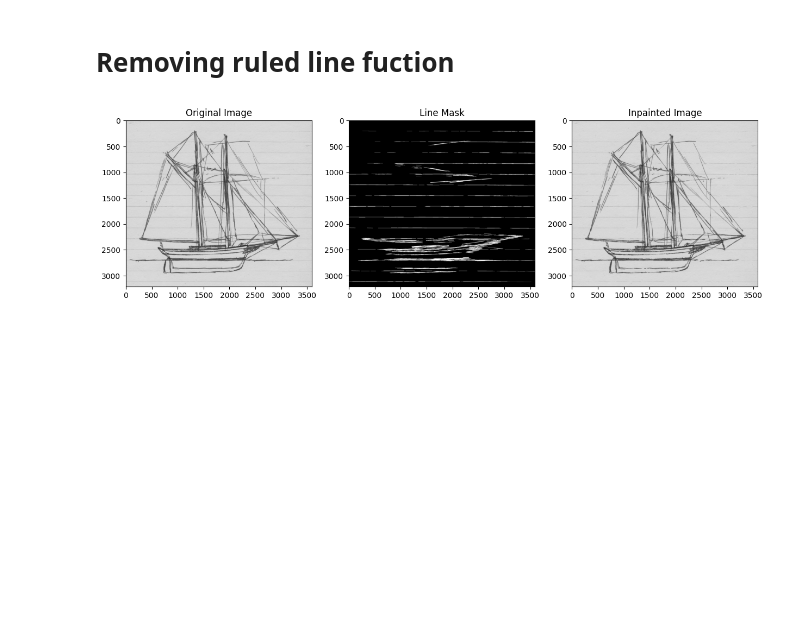
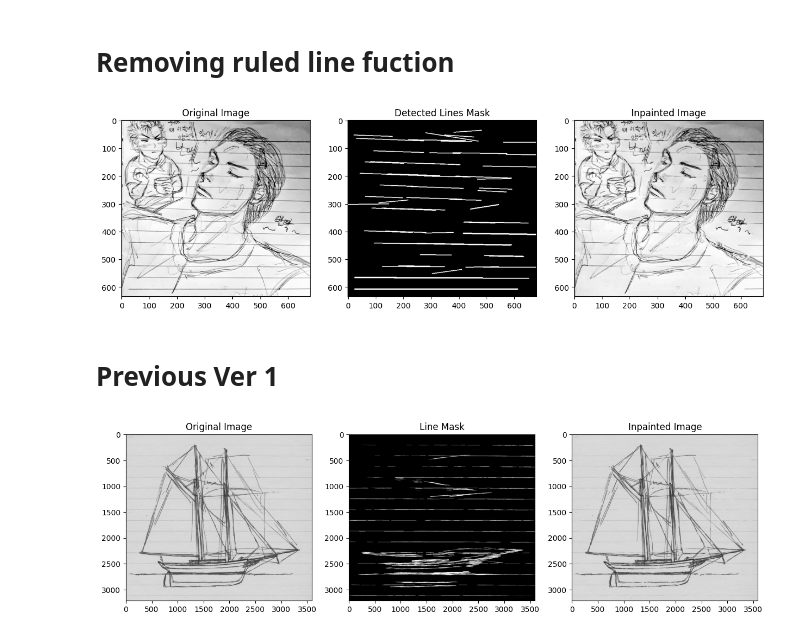
Before and after one commit to KimbaRiRi/automation-script, a Jupyter notebook: RuledLinesRemover/Ruled_line_removal.ipynb, the cells around one changed output. Saved outputs shown, nothing was run; the diff lists cells and outputs as text; code cells hidden in the pictures; blank space fills up the shorter version.

Commit message:
Finally getting the expected results. However, the filtering masking is not perfect. Now, we will refine on that.

```diff
--- a/RuledLinesRemover/Ruled_line_removal.ipynb
+++ b/RuledLinesRemover/Ruled_line_removal.ipynb
@@ -99,5 +103,58 @@ Saving ruled_EX.jpg to ruled_EX.jpg
 # %% [markdown]
 # Removing ruled line fuction
+# %%
+# Process each uploaded image
+for image_name in image_names:
+    image_path = os.path.join(input_folder, image_name)
+
+    # Load the image
+    image = cv2.imread(image_path, cv2.IMREAD_GRAYSCALE)
+
+    # Apply edge detection
+    edges = cv2.Canny(image, 50, 150, apertureSize=3)
+
+    # Detect lines using Hough Line Transform
+    lines = cv2.HoughLinesP(edges, 1, np.pi / 180, threshold=100, minLineLength=100, maxLineGap=10)
+
+    # Create a mask for the lines
+    line_mask = np.zeros_like(image)
+    if lines is not None:
+        for line in lines:
+            for x1, y1, x2, y2 in line:
+                # Calculate the angle of the line
+                angle = np.arctan2(y2 - y1, x2 - x1) * 180 / np.pi
+                length = np.sqrt((x2 - x1) ** 2 + (y2 - y1) ** 2)
+                # Filter horizontal and vertical lines
+                if (abs(angle) < 10 or abs(angle) > 170) and length > 100:
+                    cv2.line(line_mask, (x1, y1), (x2, y2), 255, 2)
+
+    # Inpaint the image using the mask
+    inpainted_image = cv2.inpaint(image, line_mask, inpaintRadius=3, flags=cv2.INPAINT_TELEA)
+
+    # Save the inpainted image to the output folder
+    output_image_path = os.path.join(output_folder, image_name)
+    cv2.imwrite(output_image_path, inpainted_image)
+
+    # Display the results
+    plt.figure(figsize=(15, 10))
+
+    plt.subplot(1, 3, 1)
+    plt.title('Original Image')
+    plt.imshow(image, cmap='gray')
+
+    plt.subplot(1, 3, 2)
+    plt.title('Detected Lines Mask')
+    plt.imshow(line_mask, cmap='gray')
+
+    plt.subplot(1, 3, 3)
+    plt.title('Inpainted Image')
+    plt.imshow(inpainted_image, cmap='gray')
+
+    plt.show()
+# %% [output]
+[figure, added]
+# %% [markdown]
+# Previous Ver 1
 # %%
 # Define U-Net model
 def unet_model(input_size=(256, 256, 1)):
```
Also changed, not shown: parts of 2 cells of this notebook.
